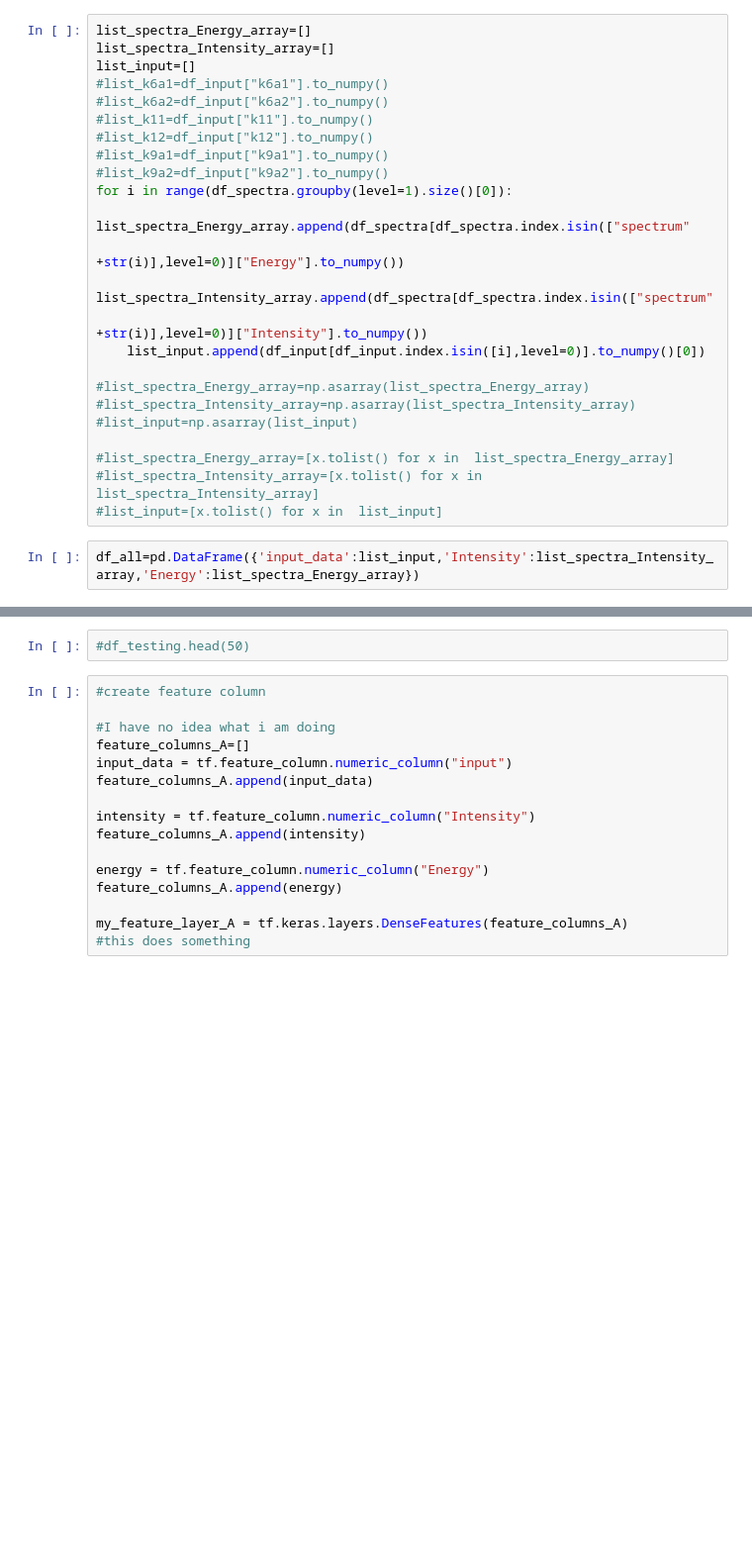
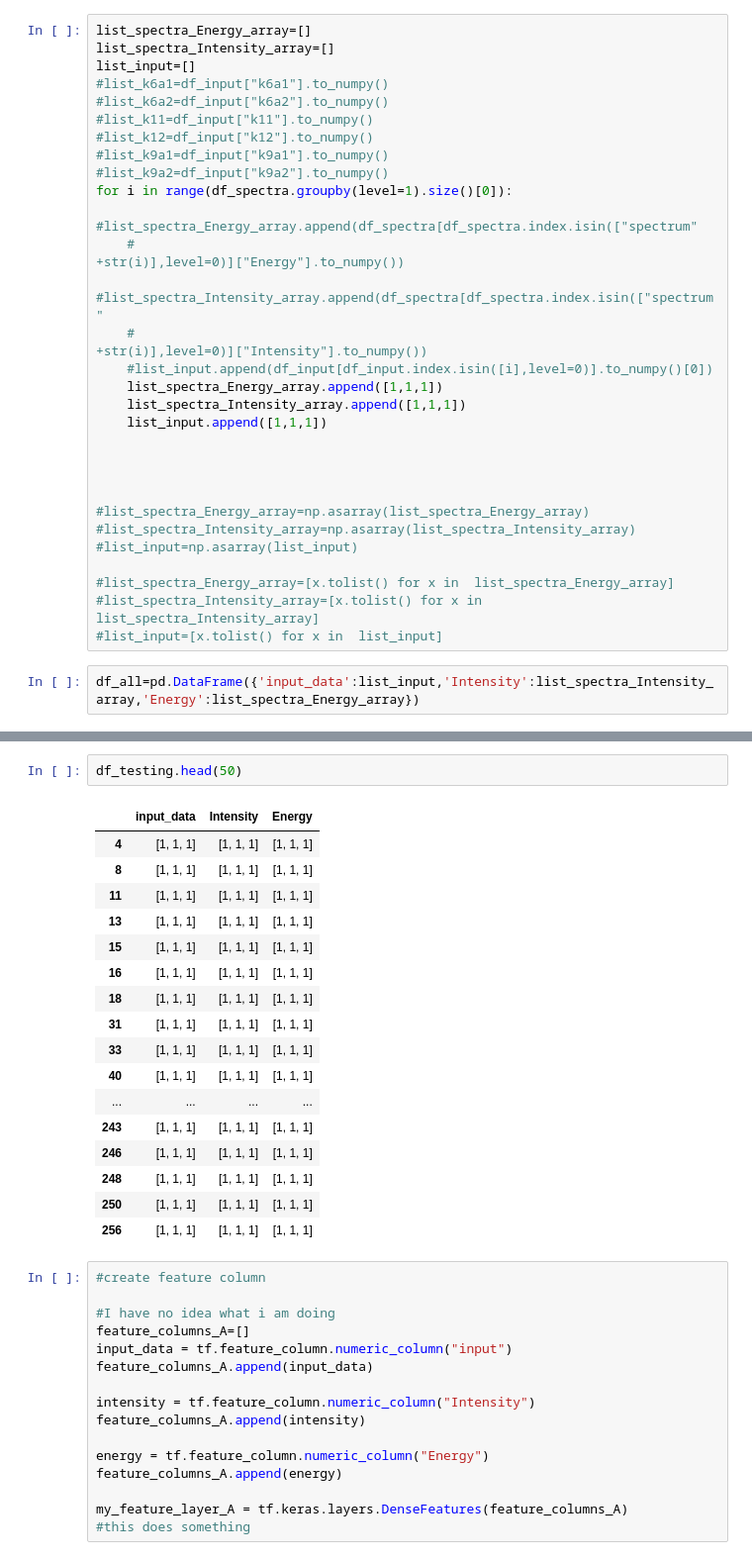
Before and after one commit to GwydionJon/EN_learn, a Jupyter notebook: machine_learning/first_ml_test.ipynb, the cells around one changed output, grey strips where cells are left out. Shown at 99% size. Cells and saved outputs as stored; diff of their text form; blank space fills up the shorter version.

```diff
--- a/machine_learning/first_ml_test.ipynb
+++ b/machine_learning/first_ml_test.ipynb
@@ -40,11 +43,17 @@ list_input=[]
 #list_k9a1=df_input["k9a1"].to_numpy()
 #list_k9a2=df_input["k9a2"].to_numpy()
 for i in range(df_spectra.groupby(level=1).size()[0]):
-    list_spectra_Energy_array.append(df_spectra[df_spectra.index.isin(["spectrum"
-                                                                       +str(i)],level=0)]["Energy"].to_numpy())
-    list_spectra_Intensity_array.append(df_spectra[df_spectra.index.isin(["spectrum"
-                                                                          +str(i)],level=0)]["Intensity"].to_numpy())
-    list_input.append(df_input[df_input.index.isin([i],level=0)].to_numpy()[0])
+    #list_spectra_Energy_array.append(df_spectra[df_spectra.index.isin(["spectrum"
+    #                                                                   +str(i)],level=0)]["Energy"].to_numpy())
+    #list_spectra_Intensity_array.append(df_spectra[df_spectra.index.isin(["spectrum"
+    #                                                                      +str(i)],level=0)]["Intensity"].to_numpy())
+    #list_input.append(df_input[df_input.index.isin([i],level=0)].to_numpy()[0])
+    list_spectra_Energy_array.append([1,1,1])
+    list_spectra_Intensity_array.append([1,1,1])
+    list_input.append([1,1,1])
+
+
+
 
 #list_spectra_Energy_array=np.asarray(list_spectra_Energy_array)
 #list_spectra_Intensity_array=np.asarray(list_spectra_Intensity_array)
@@ -62,5 +89,23 @@ df_testing=df_all.drop(df_training.index)
 # %%
-#df_testing.head(50)
+df_testing.head(50)
+# %% [output]
+|  | input_data | Intensity | Energy |
+| 4 | [1, 1, 1] | [1, 1, 1] | [1, 1, 1] |
+| 8 | [1, 1, 1] | [1, 1, 1] | [1, 1, 1] |
+| 11 | [1, 1, 1] | [1, 1, 1] | [1, 1, 1] |
+| 13 | [1, 1, 1] | [1, 1, 1] | [1, 1, 1] |
+| 15 | [1, 1, 1] | [1, 1, 1] | [1, 1, 1] |
+| 16 | [1, 1, 1] | [1, 1, 1] | [1, 1, 1] |
+| 18 | [1, 1, 1] | [1, 1, 1] | [1, 1, 1] |
+| 31 | [1, 1, 1] | [1, 1, 1] | [1, 1, 1] |
+| 33 | [1, 1, 1] | [1, 1, 1] | [1, 1, 1] |
+| 40 | [1, 1, 1] | [1, 1, 1] | [1, 1, 1] |
+| ... | ... | ... | ... |
+| 243 | [1, 1, 1] | [1, 1, 1] | [1, 1, 1] |
+| 246 | [1, 1, 1] | [1, 1, 1] | [1, 1, 1] |
+| 248 | [1, 1, 1] | [1, 1, 1] | [1, 1, 1] |
+| 250 | [1, 1, 1] | [1, 1, 1] | [1, 1, 1] |
+| 256 | [1, 1, 1] | [1, 1, 1] | [1, 1, 1] |
 # %%
 #create feature column
 
```
Also changed, not shown: parts of 6 cells of this notebook.
